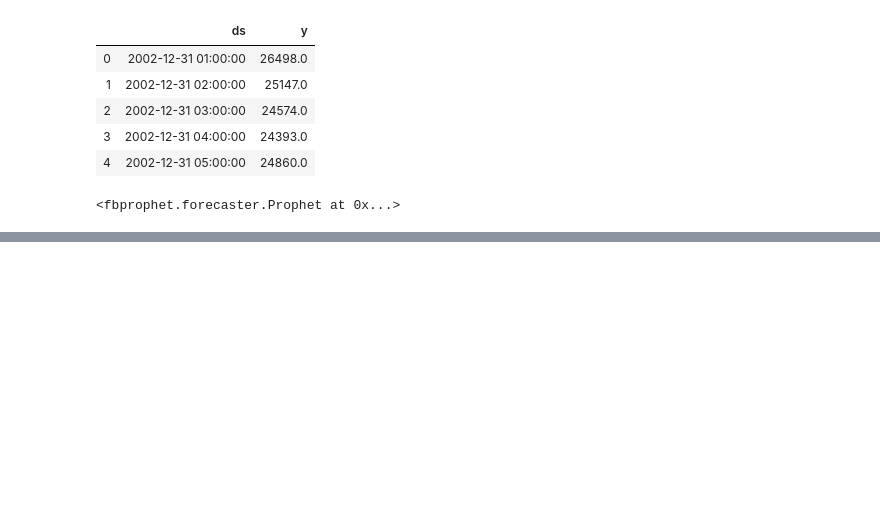
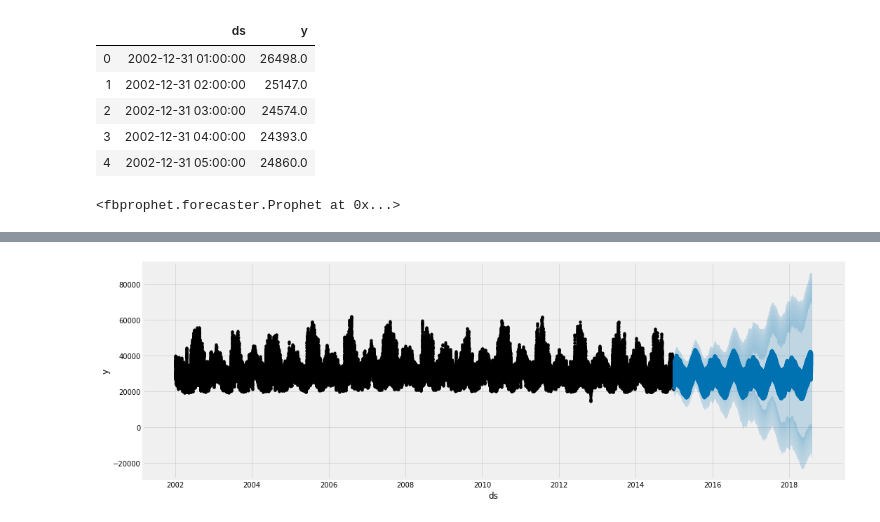
Before and after one commit to ramankgp/Time_Series_Forecast_on_Energy_Consumption, a Jupyter notebook: Time Series Forecast.ipynb, the cells around one changed output, grey strips where cells are left out. Saved outputs shown, nothing was run; the diff lists cells and outputs as text; code cells hidden in the pictures; blank space fills up the shorter version.

Commit message:
plot the testing graoh

```diff
--- a/Time Series Forecast.ipynb
+++ b/Time Series Forecast.ipynb
@@ -118,0 +131,9 @@ pjme_test_fcst = model.predict(df=pjme_test.reset_index().rename(columns={'Datet
+# %%
+f, ax = plt.subplots(1)
+f.set_figheight(5)
+f.set_figwidth(15)
+fig = model.plot(pjme_test_fcst,
+                 ax=ax)
+plt.show()
+# %% [output]
+[figure, added]
```
Also changed, not shown: parts of 1 cell of this notebook.
